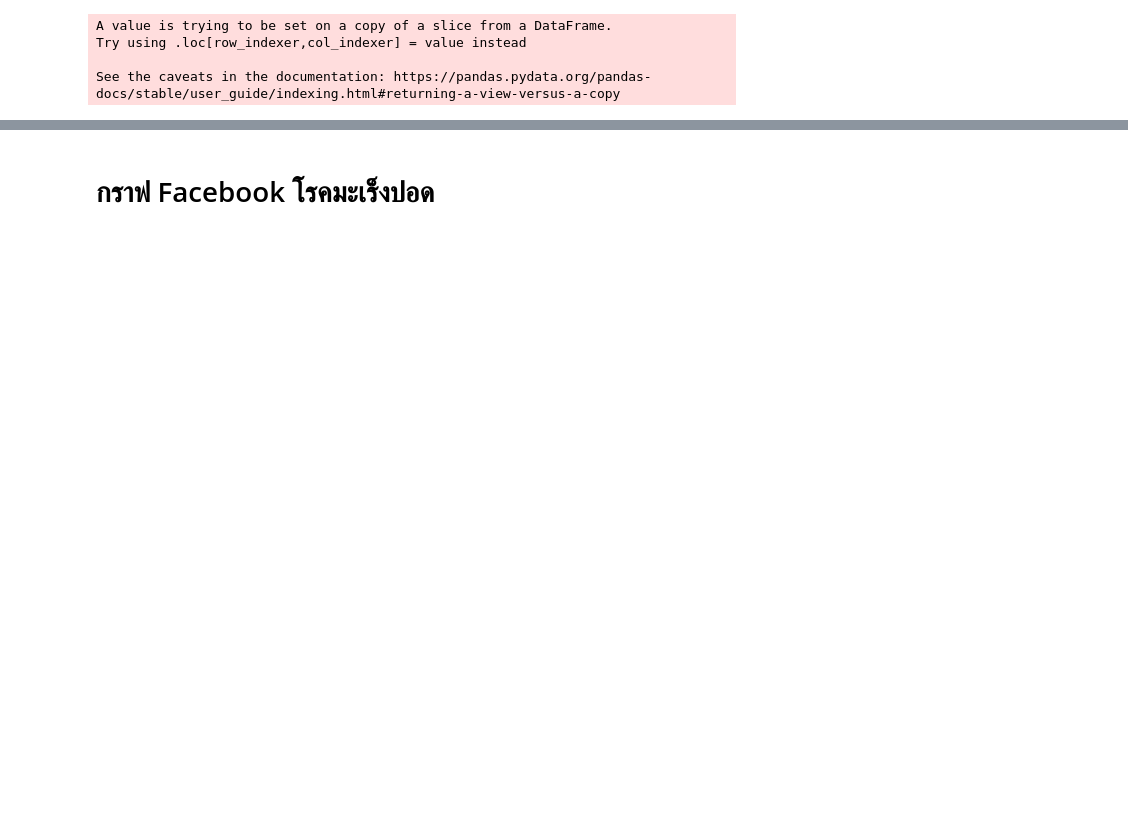
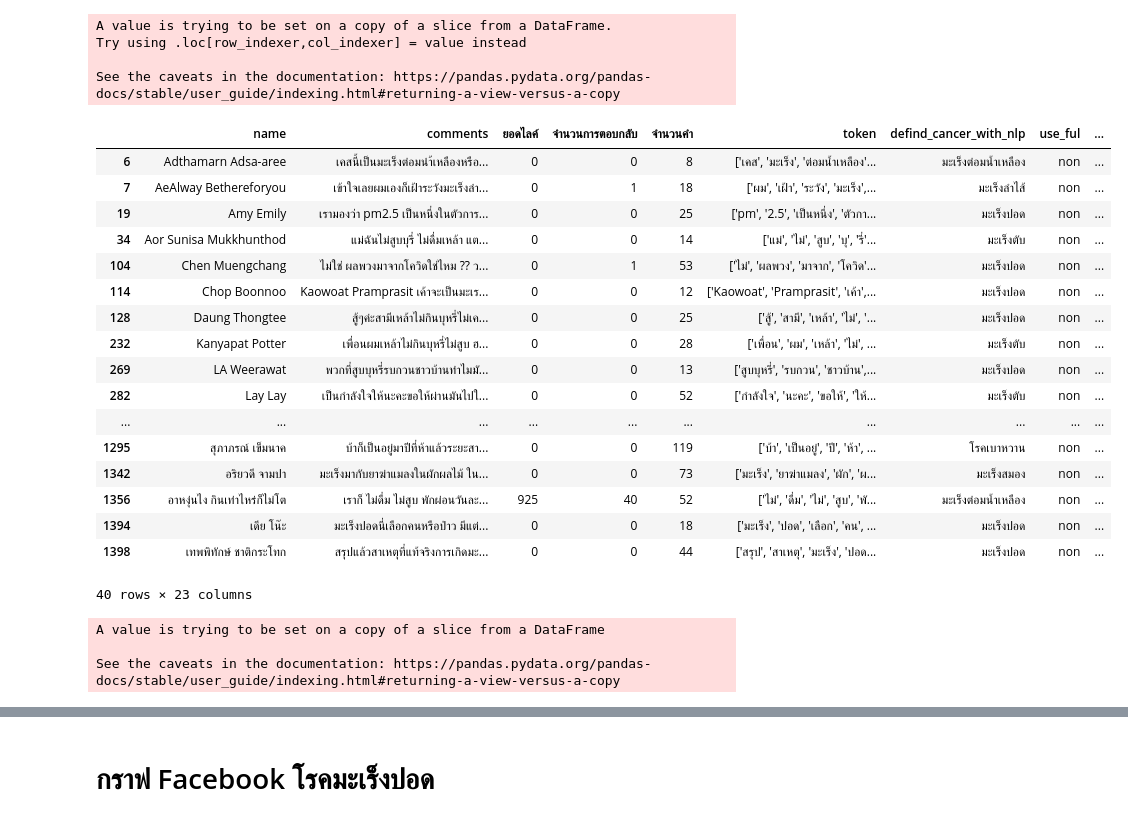
Before and after one commit to MOOwuttichai/BSC_DPDM2023, a Jupyter notebook: กราฟ.ipynb, the cells around one changed output, grey strips where cells are left out. Cells and saved outputs as stored; diff of their text form; code cells hidden in the pictures; blank space fills up the shorter version.

```diff
--- a/กราฟ.ipynb
+++ b/กราฟ.ipynb
@@ -560,5 +786,34 @@ A value is trying to be set on a copy of a slice from a DataFrame.
 Try using .loc[row_indexer,col_indexer] = value instead
 
 See the caveats in the documentation: https://pandas.pydata.org/pandas-docs/stable/user_guide/indexing.html#returning-a-view-versus-a-copy
+# %%
+comment
+# %% [output]
+|  | name | comments | ยอดไลค์ | จำนวนการตอบกลับ | จำนวนคำ | token | defind_cancer_with_nlp | use_ful | ... |
+| 6 | Adthamarn Adsa-aree | เคสนี้เป็นมะเร็งต่อมนำ้เหลืองหรือ... | 0 | 0 | 8 | ['เคส', 'มะเร็ง', 'ต่อมน้ำเหลือง'... | มะเร็งต่อมน้ำเหลือง | non | ... |
+| 7 | AeAlway Bethereforyou | เข้าใจเลยผมเองก็เฝ้าระวังมะเร็งลำ... | 0 | 1 | 18 | ['ผม', 'เฝ้า', 'ระวัง', 'มะเร็ง',... | มะเร็งลำไส้ | non | ... |
+| 19 | Amy Emily | เรามองว่า pm2.5 เป็นหนึ่งในตัวการ... | 0 | 0 | 25 | ['pm', '2.5', 'เป็นหนึ่ง', 'ตัวกา... | มะเร็งปอด | non | ... |
+| 34 | Aor Sunisa Mukkhunthod | แม่ฉันไม่สูบบุรี่ ไม่ดื่มเหล้า แต... | 0 | 0 | 14 | ['แม่', 'ไม่', 'สูบ', 'บุ', 'รี่'... | มะเร็งตับ | non | ... |
+| 104 | Chen Muengchang | ไม่ใช่ ผลพวงมาจากโควิดใช่ไหม ?? ว... | 0 | 1 | 53 | ['ไม่', 'ผลพวง', 'มาจาก', 'โควิด'... | มะเร็งปอด | non | ... |
+| 114 | Chop Boonnoo | Kaowoat Pramprasit เค้าจะเป็นมะเร... | 0 | 0 | 12 | ['Kaowoat', 'Pramprasit', 'เค้า',... | มะเร็งปอด | non | ... |
+| 128 | Daung Thongtee | สู้ๆค่ะสามีเหล้าไม่กินบุหรี่ไม่เค... | 0 | 0 | 25 | ['สู้', 'สามี', 'เหล้า', 'ไม่', '... | มะเร็งปอด | non | ... |
+| 232 | Kanyapat Potter | เพื่อนผมเหล้าไม่กินบุหรี่ไม่สูบ ฮ... | 0 | 0 | 28 | ['เพื่อน', 'ผม', 'เหล้า', 'ไม่', ... | มะเร็งตับ | non | ... |
+| 269 | LA Weerawat | พวกที่สูบบุหรี่รบกวนชาวบ้านทำไมมั... | 0 | 0 | 13 | ['สูบบุหรี่', 'รบกวน', 'ชาวบ้าน',... | มะเร็งปอด | non | ... |
+| 282 | Lay Lay | เป็นกำลังใจให้นะคะขอให้ผ่านมันไปใ... | 0 | 0 | 52 | ['กำลังใจ', 'นะคะ', 'ขอให้', 'ให้... | มะเร็งตับ | non | ... |
+| ... | ... | ... | ... | ... | ... | ... | ... | ... | ... |
+| 1295 | สุภาภรณ์ เข็มนาค | บ้าก็เป็นอยู่มาปีที่ห้าแล้วระยะสา... | 0 | 0 | 119 | ['บ้า', 'เป็นอยู่', 'ปี', 'ห้า', ... | โรคเบาหวาน | non | ... |
+| 1342 | อริยวดี จามปา | มะเร็งมากับยาฆ่าแมลงในผักผลไม้ ใน... | 0 | 0 | 73 | ['มะเร็ง', 'ยาฆ่าแมลง', 'ผัก', 'ผ... | มะเร็งสมอง | non | ... |
+| 1356 | อาหงุ่นไง กินเท่าไหร่ก็ไม่โต | เราก็ ไม่ดื่ม ไม่สูบ พักผ่อนวันละ... | 925 | 40 | 52 | ['ไม่', 'ดื่ม', 'ไม่', 'สูบ', 'พั... | มะเร็งต่อมน้ำเหลือง | non | ... |
+| 1394 | เดีย โน๊ะ | มะเร็งปอดนี่เลือกคนหรือป่าว มีแต่... | 0 | 0 | 18 | ['มะเร็ง', 'ปอด', 'เลือก', 'คน', ... | มะเร็งปอด | non | ... |
+| 1398 | เทพพิทักษ์ ชาติกระโทก | สรุปแล้วสาเหตุที่แท้จริงการเกิดมะ... | 0 | 0 | 44 | ['สรุป', 'สาเหตุ', 'มะเร็ง', 'ปอด... | มะเร็งปอด | non | ... |
+40 rows × 23 columns
 # %%
 comment_data = comment[['name','Treatment']]
+# %%
+comment_data.loc[7,'Treatment'] = ['Targeted Therapy']
+comment_data.loc[8,'Treatment'] = ['Targeted Therapy']
+comment_data.loc[26,'Treatment']= ['Targeted Therapy']
+# %% [output]
+A value is trying to be set on a copy of a slice from a DataFrame
+
+See the caveats in the documentation: https://pandas.pydata.org/pandas-docs/stable/user_guide/indexing.html#returning-a-view-versus-a-copy
```
Also changed, not shown: parts of 75 cells of this notebook.
